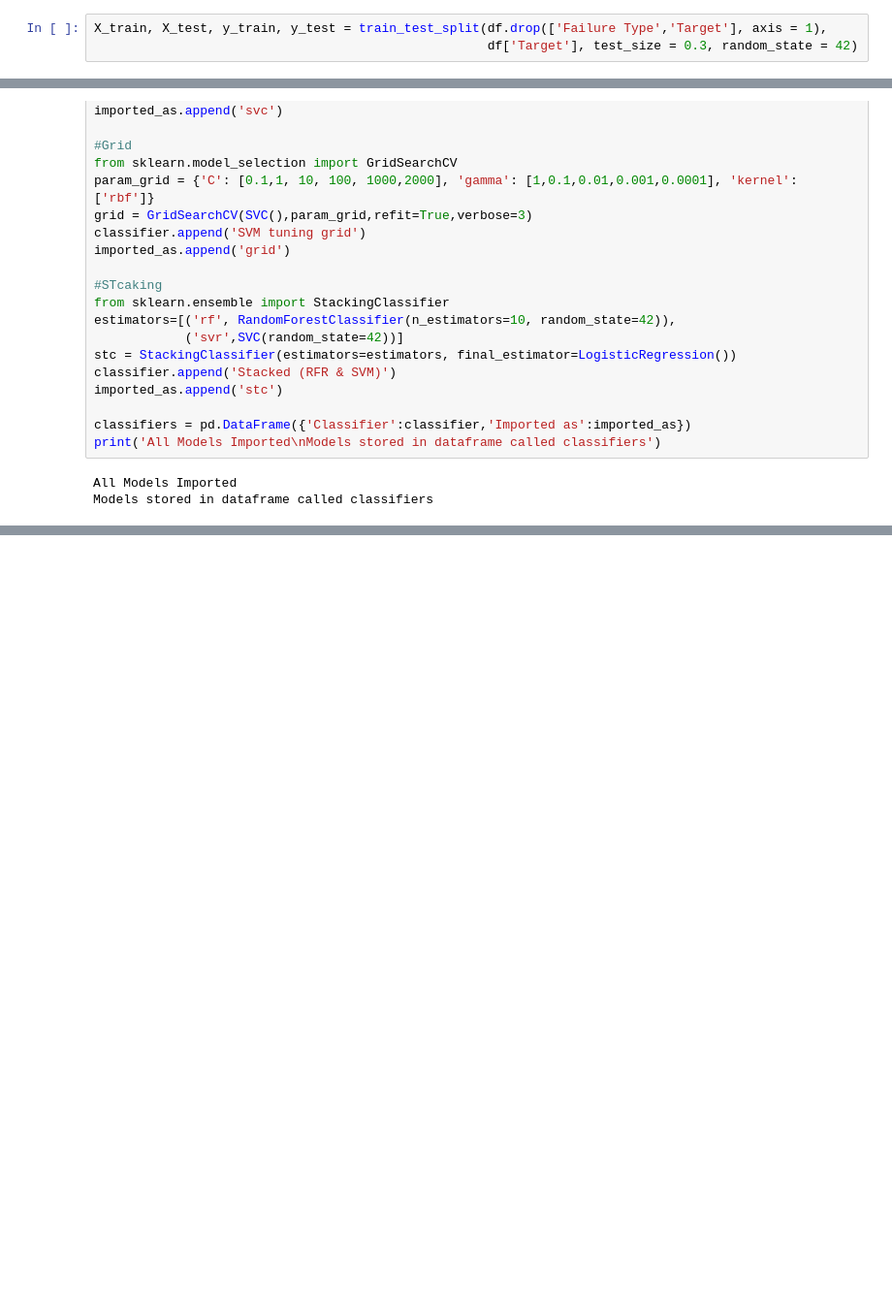
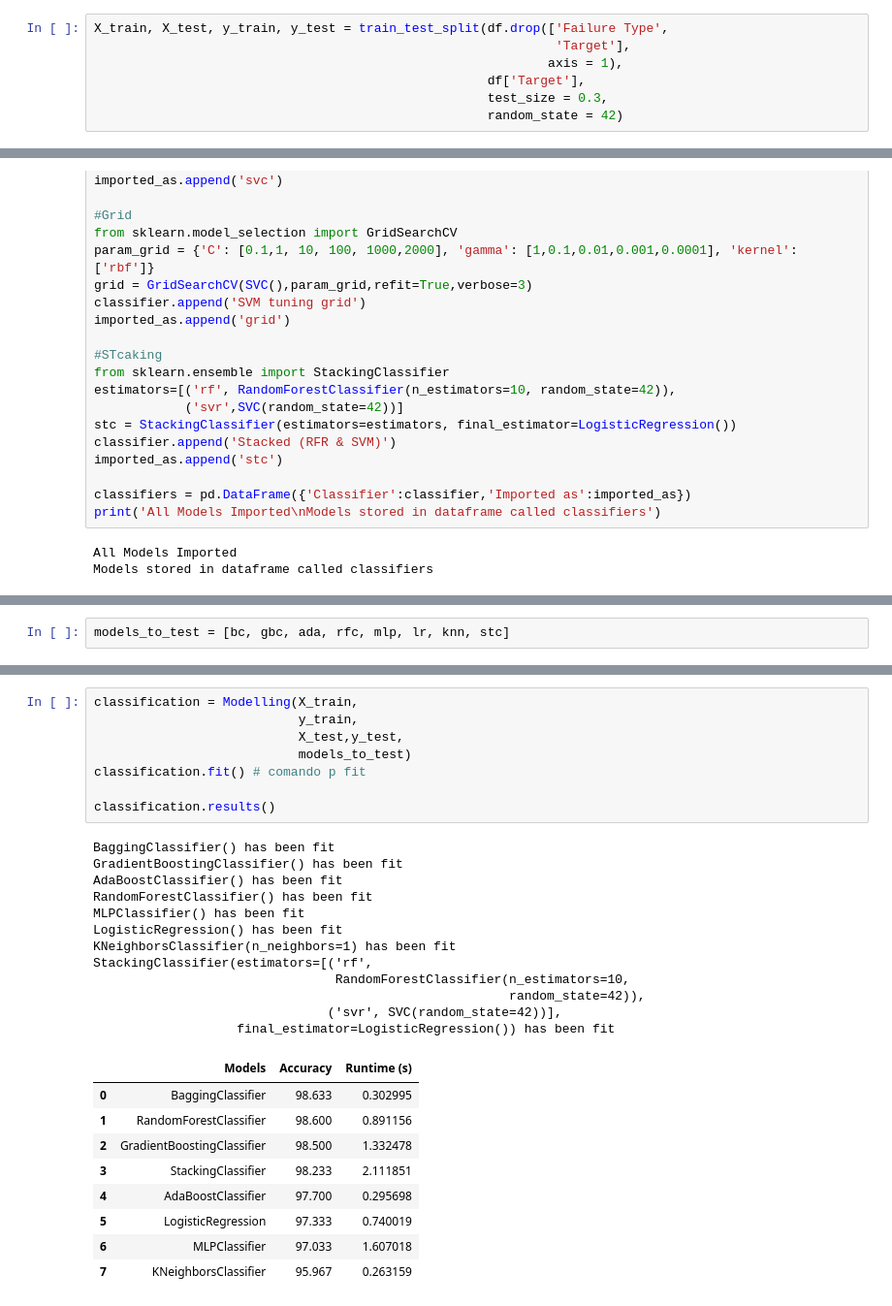
Before and after one commit to bbiasi/py1, a Jupyter notebook: teste_pyomo.ipynb, the cells around one changed output, grey strips where cells are left out. Shown at 97% size. Drawn from its saved outputs; the diff is of its cells as text; blank space fills up the shorter version.

```diff
--- a/teste_pyomo.ipynb
+++ b/teste_pyomo.ipynb
@@ -176,8 +160,12 @@ df['Target'] = label_encoder.transform(df['Target'])
 # %%
 from sklearn.model_selection import train_test_split
 # %%
-X_train, X_test, y_train, y_test = train_test_split(df.drop(['Failure Type','Target'], axis = 1),
-                                                    df['Target'], test_size = 0.3, random_state = 42)
+X_train, X_test, y_train, y_test = train_test_split(df.drop(['Failure Type',
+                                                             'Target'],
+                                                            axis = 1),
+                                                    df['Target'],
+                                                    test_size = 0.3,
+                                                    random_state = 42)
 # %% [markdown]
 Predição
 # %%
@@ -270,0 +334,2 @@ Models stored in dataframe called classifiers
+# %%
+models_to_test = [bc, gbc, ada, rfc, mlp, lr, knn, stc]
@@ -270,0 +352,30 @@ Models stored in dataframe called classifiers
+# %%
+classification = Modelling(X_train,
+                           y_train,
+                           X_test,y_test,
+                           models_to_test)
+classification.fit() # comando p fit
+
+classification.results()
+# %% [output]
+BaggingClassifier() has been fit
+GradientBoostingClassifier() has been fit
+AdaBoostClassifier() has been fit
+RandomForestClassifier() has been fit
+MLPClassifier() has been fit
+LogisticRegression() has been fit
+KNeighborsClassifier(n_neighbors=1) has been fit
+StackingClassifier(estimators=[('rf',
+                                RandomForestClassifier(n_estimators=10,
+                                                       random_state=42)),
+                               ('svr', SVC(random_state=42))],
+                   final_estimator=LogisticRegression()) has been fit
+|  | Models | Accuracy | Runtime (s) |
+| 0 | BaggingClassifier | 98.633 | 0.302995 |
+| 1 | RandomForestClassifier | 98.600 | 0.891156 |
+| 2 | GradientBoostingClassifier | 98.500 | 1.332478 |
+| 3 | StackingClassifier | 98.233 | 2.111851 |
+| 4 | AdaBoostClassifier | 97.700 | 0.295698 |
+| 5 | LogisticRegression | 97.333 | 0.740019 |
+| 6 | MLPClassifier | 97.033 | 1.607018 |
+| 7 | KNeighborsClassifier | 95.967 | 0.263159 |
```
Also changed, not shown: parts of 10 cells of this notebook.
